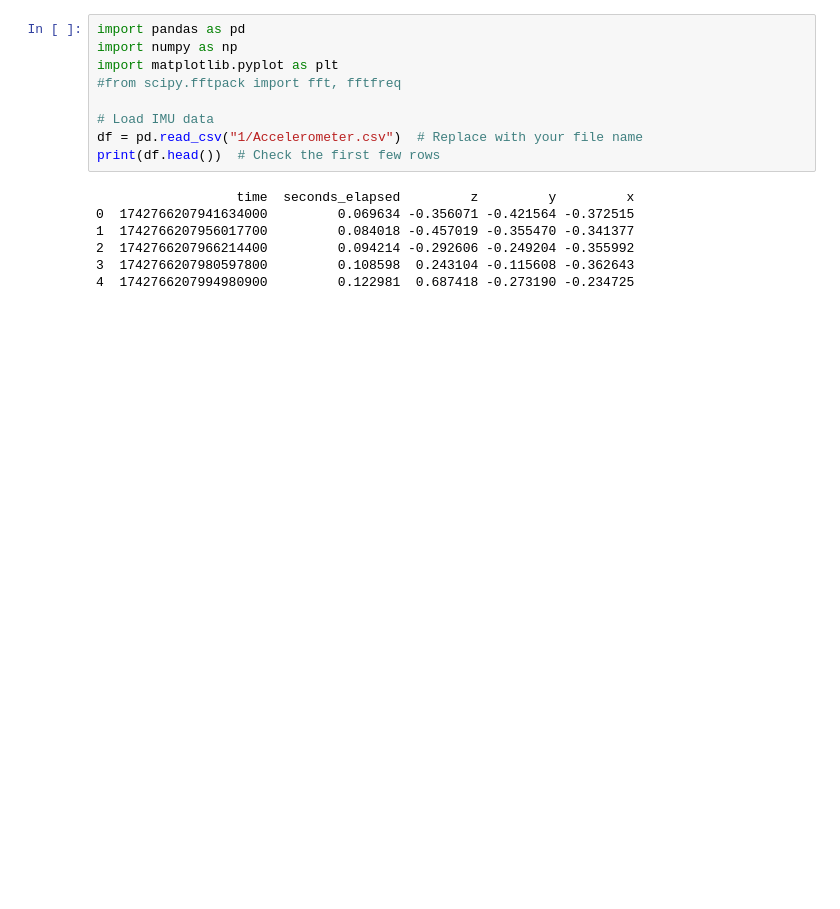
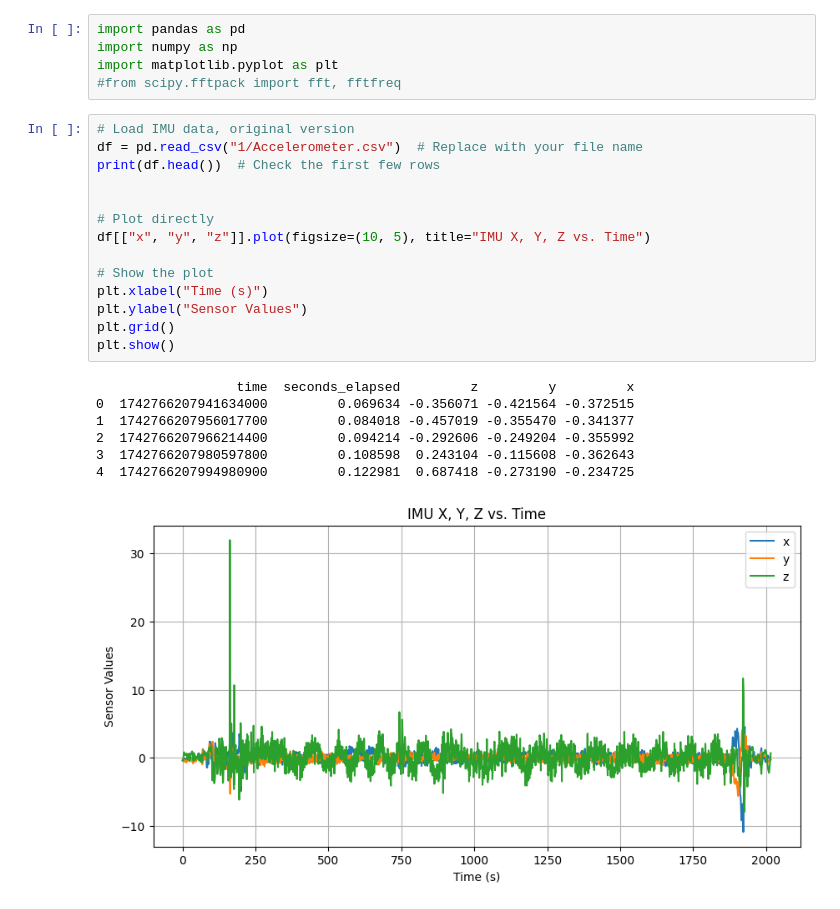
Before and after one commit to juliakriechbaum/imu_data_analyzer, a Jupyter notebook: process_csv.ipynb, the cells around one changed output. Saved outputs shown, nothing was run; the diff lists cells and outputs as text; blank space fills up the shorter version.

```diff
--- a/process_csv.ipynb
+++ b/process_csv.ipynb
@@ -3,14 +3,25 @@ import pandas as pd
 import numpy as np
 import matplotlib.pyplot as plt
 #from scipy.fftpack import fft, fftfreq
-
-# Load IMU data
-df = pd.read_csv("1/Accelerometer.csv")  # Replace with your file name
-print(df.head())  # Check the first few rows
-# %% [output]
-                  time  seconds_elapsed         z         y         x
-0  1742766207941634000         0.069634 -0.356071 -0.421564 -0.372515
-1  1742766207956017700         0.084018 -0.457019 -0.355470 -0.341377
-2  1742766207966214400         0.094214 -0.292606 -0.249204 -0.355992
-3  1742766207980597800         0.108598  0.243104 -0.115608 -0.362643
-4  1742766207994980900         0.122981  0.687418 -0.273190 -0.234725
+# %%
+# Load IMU data, original version
+df = pd.read_csv("1/Accelerometer.csv")  # Replace with your file name
+print(df.head())  # Check the first few rows
+
+
+# Plot directly
+df[["x", "y", "z"]].plot(figsize=(10, 5), title="IMU X, Y, Z vs. Time")
+
+# Show the plot
+plt.xlabel("Time (s)")
+plt.ylabel("Sensor Values")
+plt.grid()
+plt.show()
+# %% [output]
+                  time  seconds_elapsed         z         y         x
+0  1742766207941634000         0.069634 -0.356071 -0.421564 -0.372515
+1  1742766207956017700         0.084018 -0.457019 -0.355470 -0.341377
+2  1742766207966214400         0.094214 -0.292606 -0.249204 -0.355992
+3  1742766207980597800         0.108598  0.243104 -0.115608 -0.362643
+4  1742766207994980900         0.122981  0.687418 -0.273190 -0.234725
+[figure, added]
```
Also changed, not shown: parts of 4 cells of this notebook.
